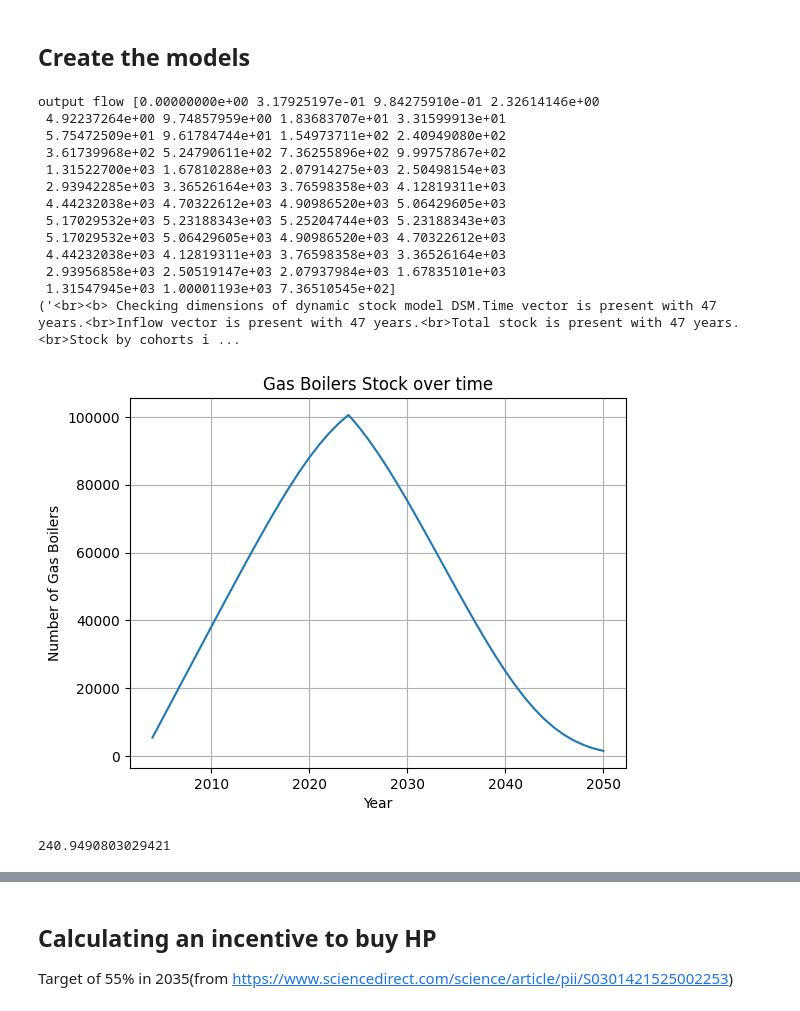
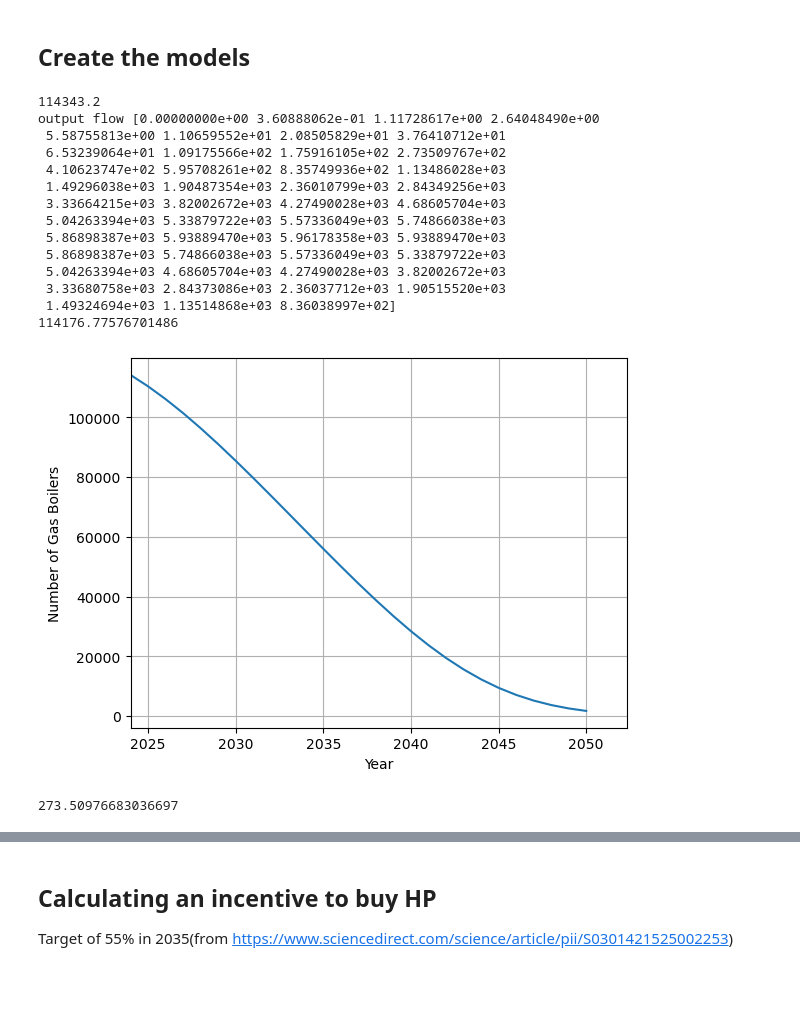
Before and after one commit to Margaux-Ccd/MFA_HeatPumps, a Jupyter notebook: Dynamic_MFA/Dynamic_HP.ipynb, the cells around one changed output, grey strips where cells are left out. Cells and saved outputs as stored; diff of their text form; code cells hidden in the pictures; blank space fills up the shorter version.

```diff
--- a/Dynamic_MFA/Dynamic_HP.ipynb
+++ b/Dynamic_MFA/Dynamic_HP.ipynb
@@ -72,7 +72,7 @@ def polyfit_fixed_last_point(x, y, degree=2):
 ## Initial parameters
 # %%
 # Use previous import of GB sales in Vaud
-GB_sales =[housing_2024*prop_GB_2024/21]*21+[0]*26
+GB_sales =[housing_2024*prop_GB_2024/18.5]*21+[0]*26
 print(GB_sales, len(GB_sales))
 
 # Calculate housing increase over time for future years
@@ -93,11 +93,11 @@ y_fit = polynomial_func(x_new)
 
 # Plotting
 plt.scatter(x, y, label='Original Data')
-plt.plot(x_new, y_fit, color='red', label='2nd Order Constrained Fit')
+plt.plot(x_new, y_fit, '--',color='red', label='1st Order Constrained Fit')
 plt.scatter(x[-1], y[-1], color='green', zorder=5, label='Fixed Point') # Highlight fixed point
-plt.xlabel('x')
-plt.ylabel('y')
-plt.title('Second Order Polynomial Regression Forcing Last Point')
+plt.xlabel('Year')
+plt.ylabel('Number of households in Canton of Vaud')
+#plt.title('First order regression for housing increase')
 plt.legend()
 plt.grid(True)
 plt.show()
@@ -116,46 +116,50 @@ plt.plot(Housing)
 # %%
 # inflow driven model for Gas boilers
 # over 2004-2024 and then projection 2025-2050
 Years_GB=np.arange(2004,2051)
 GB_DSM = dsm.DynamicStockModel(t = Years_GB,
                                i =GB_sales, lt = {'Type': GB_pdf, 'Mean': lifetime_GB_2024, 'StdDev': std_GB* np.array(lifetime_GB_2024)},)
 
-
+print(housing_2024*prop_GB_2024)
 
 # compute stock
 S_C, O_C= GB_DSM.compute_s_c_inflow_driven()
 O_C= GB_DSM.compute_o_c_from_s_c()
 
 S=GB_DSM.compute_stock_total()
 O=GB_DSM.compute_outflow_total()
 check_GB=GB_DSM.dimension_check()
 print("output flow", GB_DSM.o)
 
 # plot stock
-print(check_GB)
+print(GB_DSM.s.max())
 plt.grid()
 plt.plot( GB_DSM.t,GB_DSM.s, label='Gas Boilers Stock')
-plt.title('Gas Boilers Stock over time')
+#plt.title('Gas Boilers Stock over time')
 plt.xlabel('Year')
 plt.ylabel('Number of Gas Boilers')
+plt.xlim(2024)
+#plt.hlines(housing_2024*prop_GB_2024,xmin=2000, xmax=2024, color='red', linestyles='dashed', label='2024 GB Stock Target')
+#plt.legend(loc='lower right')
 plt.show()
 print(GB_DSM.o[11])
 # %% [output]
-output flow [0.00000000e+00 3.17925197e-01 9.84275910e-01 2.32614146e+00
- 4.92237264e+00 9.74857959e+00 1.83683707e+01 3.31599913e+01
- 5.75472509e+01 9.61784744e+01 1.54973711e+02 2.40949080e+02
- 3.61739968e+02 5.24790611e+02 7.36255896e+02 9.99757867e+02
- 1.31522700e+03 1.67810288e+03 2.07914275e+03 2.50498154e+03
- 2.93942285e+03 3.36526164e+03 3.76598358e+03 4.12819311e+03
- 4.44232038e+03 4.70322612e+03 4.90986520e+03 5.06429605e+03
- 5.17029532e+03 5.23188343e+03 5.25204744e+03 5.23188343e+03
- 5.17029532e+03 5.06429605e+03 4.90986520e+03 4.70322612e+03
- 4.44232038e+03 4.12819311e+03 3.76598358e+03 3.36526164e+03
- 2.93956858e+03 2.50519147e+03 2.07937984e+03 1.67835101e+03
- 1.31547945e+03 1.00001193e+03 7.36510545e+02]
-('<br><b> Checking dimensions of dynamic stock model DSM.Time vector is present with 47 years.<br>Inflow vector is present with 47 years.<br>Total stock is present with 47 years.<br>Stock by cohorts i ...
+114343.2
+output flow [0.00000000e+00 3.60888062e-01 1.11728617e+00 2.64048490e+00
+ 5.58755813e+00 1.10659552e+01 2.08505829e+01 3.76410712e+01
+ 6.53239064e+01 1.09175566e+02 1.75916105e+02 2.73509767e+02
+ 4.10623747e+02 5.95708261e+02 8.35749936e+02 1.13486028e+03
+ 1.49296038e+03 1.90487354e+03 2.36010799e+03 2.84349256e+03
+ 3.33664215e+03 3.82002672e+03 4.27490028e+03 4.68605704e+03
+ 5.04263394e+03 5.33879722e+03 5.57336049e+03 5.74866038e+03
+ 5.86898387e+03 5.93889470e+03 5.96178358e+03 5.93889470e+03
+ 5.86898387e+03 5.74866038e+03 5.57336049e+03 5.33879722e+03
+ 5.04263394e+03 4.68605704e+03 4.27490028e+03 3.82002672e+03
+ 3.33680758e+03 2.84373086e+03 2.36037712e+03 1.90515520e+03
+ 1.49324694e+03 1.13514868e+03 8.36038997e+02]
+114176.77576701486
-[figure, old version]
+[figure, new version]
-240.9490803029421
+273.50976683036697
 # %%
 # plot stock
 
```
Also changed, not shown: parts of 18 cells of this notebook.
